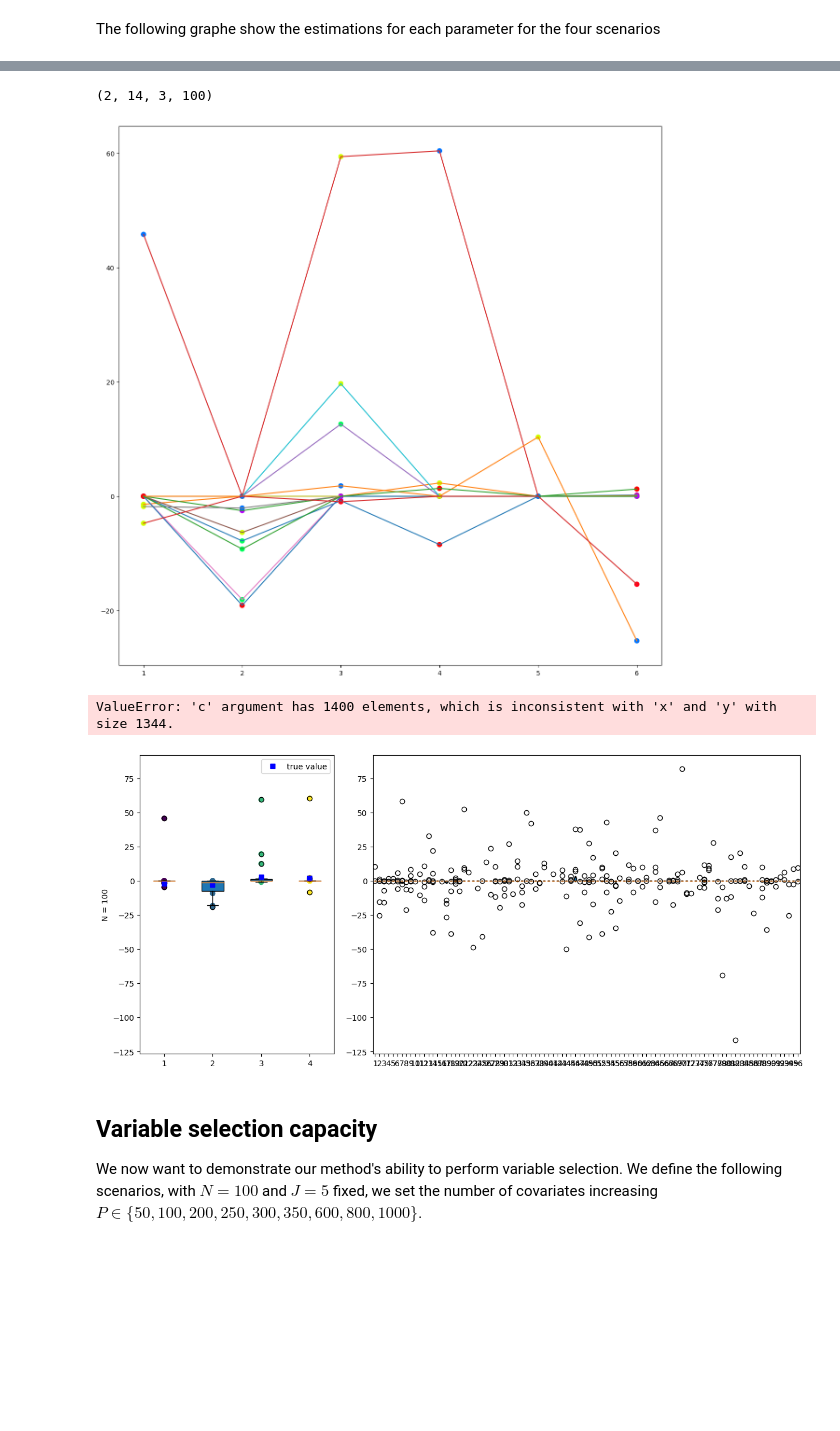
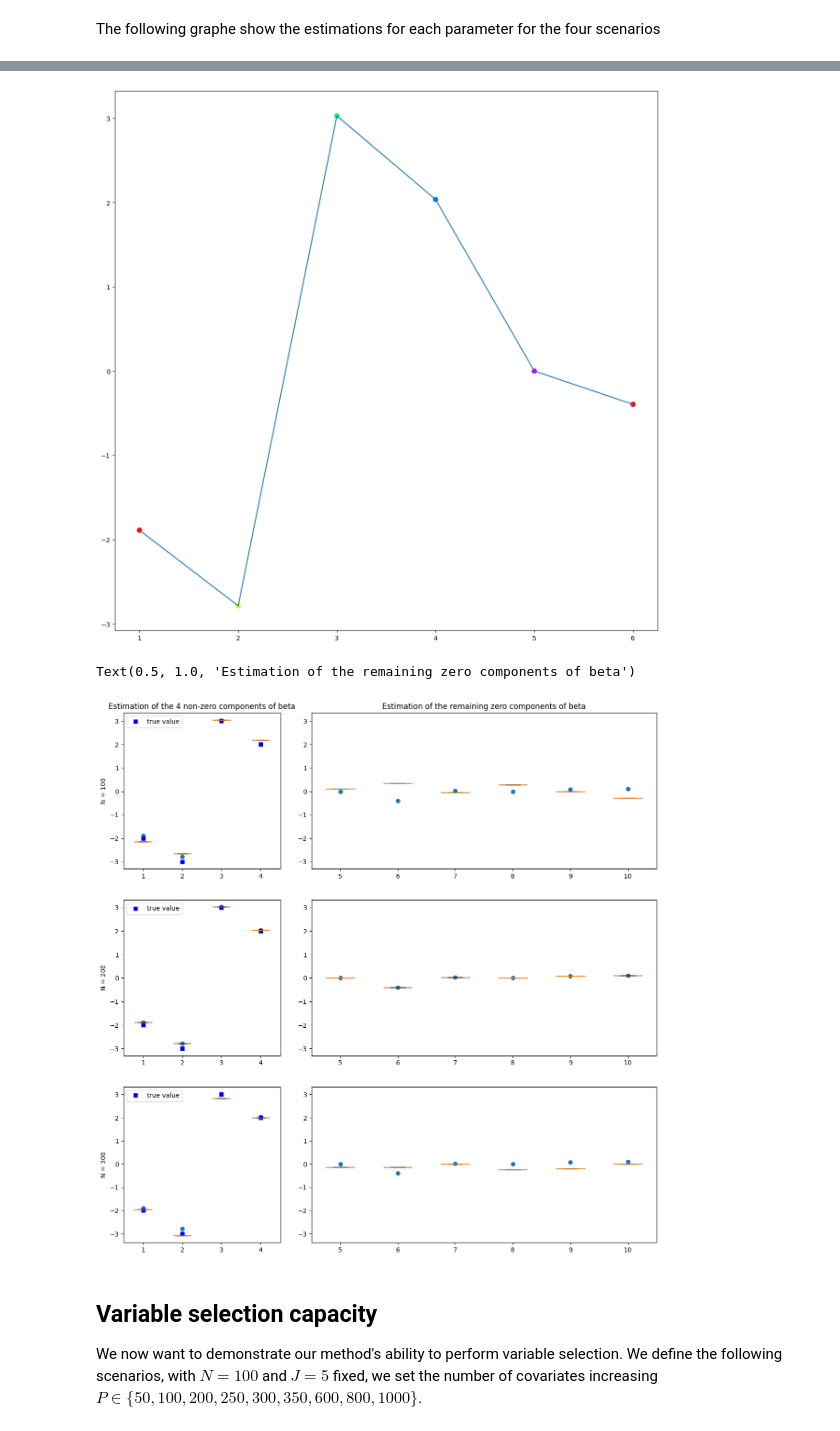
Before and after one commit to caillebotteAntoine/sdg4varselect, a Jupyter notebook: results/simulation_study.ipynb, the cells around one changed output, grey strips where cells are left out. Drawn from its saved outputs; the diff is of its cells as text; code cells hidden in the pictures; blank space fills up the shorter version.

```diff
--- a/results/simulation_study.ipynb
+++ b/results/simulation_study.ipynb
@@ -79,9 +78,9 @@ Parameters(mu1=Array(0.3),
 
 In this part, we aim to show the numerical consistance of the proposed estimator ref{eq:penalized_estimator}, thus we focus on four scenarios where the number of individuals observed is increasing : $N\in\{50,100,200,300\}$ when the number of covariates $p = 200$ and the number of longitudinal observations $J = 5$ are fixed.
 # %%
-results = read_multi_files(N=(100, 100), P=(100,), C=(0,), S=2)
+results = read_multi_files(N=(100, 200, 300), P=(10,), C=(0,), S=3)
 
-model = create_logistic_weibull_jm(N=100, J=5, P=100)
+model = create_logistic_weibull_jm(N=100, J=5, P=10)
 
 params_star = jnp.hstack(get_params_star(model))
 params_names = model.params_names
@@ -140,7 +127,3 @@ for i in range(7):
-# %%
- theta.shape
-# %% [output]
-(2, 14, 3, 100)
 # %%
 theta = jnp.array(results.last_theta)[:, :, :, model.DIM_LD : 13]
 
@@ -164,7 +147,7 @@ ax.scatter(
 )
 _ = ax.plot(xticks_rep, theta[1][:, 1, :].T)
 # %% [output]
-[figure, old version]
+[figure, new version]
 # %%
 import matplotlib.pyplot as plt
 from matplotlib.gridspec import GridSpec
@@ -176,41 +159,41 @@ G = GridSpec(len(results), 3)
 fig = sdgplt.figure()
 
 n_method = 1
 
-xticks = jnp.arange(0, model.DIMCovCox) + 1
+xticks = jnp.arange(0, model.P) + 1
 for i in range(len(results)):
     ax = plt.subplot(G[i, 0])
 
     bp = ax.boxplot(theta[i][:, n_method, :4].T, patch_artist=True)
     ax.scatter(
         jnp.repeat(xticks[:4, None], repeats=theta.shape[1], axis=1),
         theta[1][:, n_method, :4].T,
-        c=jnp.repeat(xticks[:4, None], repeats=theta.shape[1], axis=1),
+        # c=jnp.repeat(xticks[:4, None], repeats=theta.shape[1], axis=1),
     )
 
     ax.plot(xticks[:4], params_star_HD[:4], "bs", label="true value")
 
     ax.legend()
     ax.set_ylabel(scenarios_labels[i])
     # == == == == #
     ax = plt.subplot(G[i, 1:], sharey=ax)
     bp = ax.boxplot(theta[i][:, n_method, 4:].T, patch_artist=True)
     ax.scatter(
-        jnp.repeat(xticks[4:, None], repeats=theta.shape[1], axis=1),
+        jnp.repeat(xticks[4:, None], repeats=theta.shape[1], axis=1) - 4,
         theta[1][:, n_method, 4:].T,
-        c=jnp.repeat(jnp.arange(0, theta.shape[1]), repeats=model.DIMCovCox, axis=0).T,
+        # c=jnp.repeat(jnp.arange(0, theta.shape[1]), repeats=model.P, axis=0).T,
     )
 
-    xticks_nonzero = jnp.arange(1, model.DIMCovCox, step=model.DIMCovCox // 10)
-    ax.set_xticks(xticks_nonzero, xticks_nonzero)
+    xticks_nonzero = jnp.arange(4, model.P, step=model.P // 10) - 3
+    ax.set_xticks(xticks_nonzero, xticks[4:])
 
 ax = plt.subplot(G[0, 0])
 ax.set_title(f"Estimation of the 4 non-zero components of beta")
 ax = plt.subplot(G[0, 1:], sharey=ax)
 ax.set_title(f"Estimation of the remaining zero components of beta")
 # %% [output]
-ValueError: 'c' argument has 1400 elements, which is inconsistent with 'x' and 'y' with size 1344.
+Text(0.5, 1.0, 'Estimation of the remaining zero components of beta')
-[figure, old version]
+[figure, new version]
 # %% [markdown]
 ## Variable selection capacity
 
```
Also changed, not shown: parts of 9 cells of this notebook, 19 other files.
